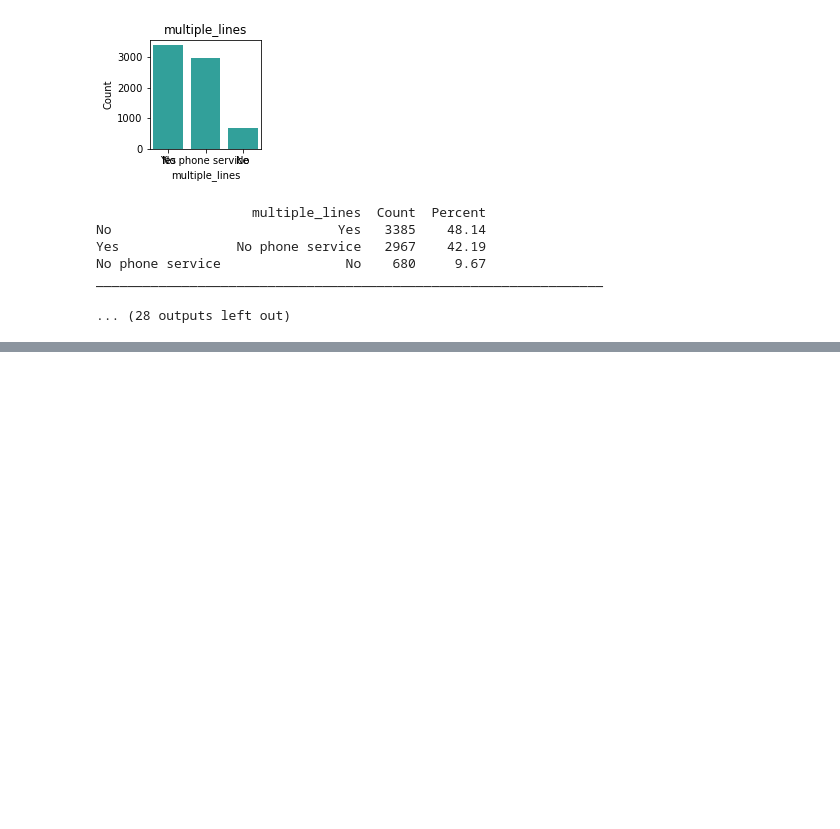
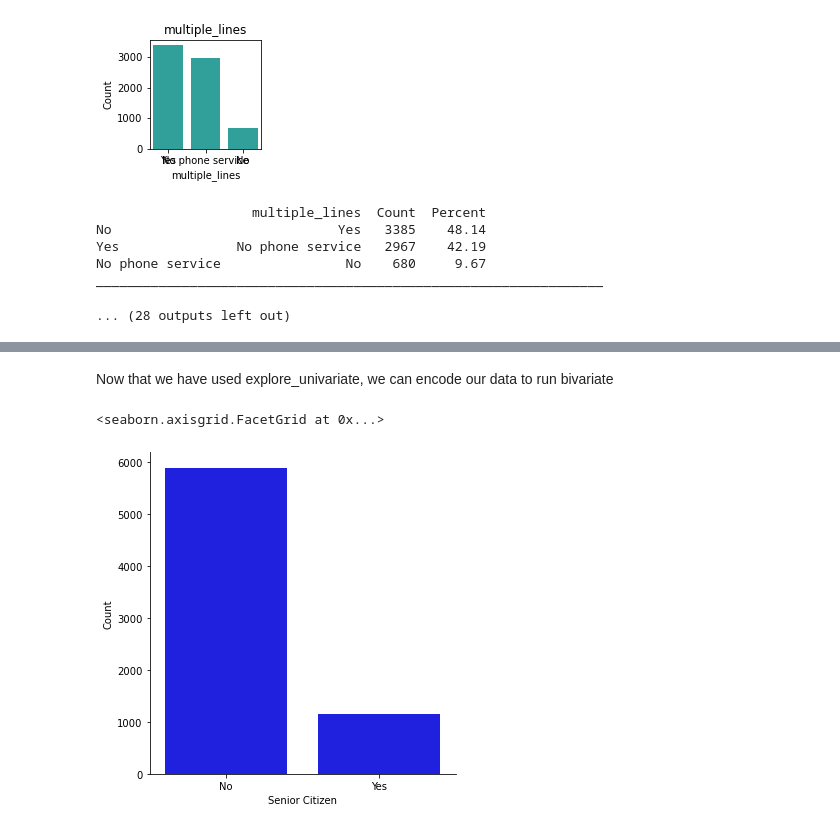
Before and after one commit to joshuamchavez2/Telco-Classification-Project, a Jupyter notebook: draft.ipynb, the cells around one changed output, grey strips where cells are left out. Saved outputs shown, nothing was run; the diff lists cells and outputs as text; code cells hidden in the pictures; blank space fills up the shorter version.

```diff
--- a/draft.ipynb
+++ b/draft.ipynb
@@ -238,0 +154,11 @@ memory usage: 501.3 KB
+# %% [markdown]
+Now that we have used explore_univariate, we can encode our data to run bivariate
+# %%
+senior = df.senior_citizen.map({1: "Yes", 0: "No"})
+df = pd.concat([df, senior.rename("senior")], axis = 1)
+
+x = sns.catplot(x="senior", kind="count", color="blue", data=df)
+x.set_axis_labels('Senior Citizen', 'Count')
+# %% [output]
+<seaborn.axisgrid.FacetGrid at 0x...>
+[figure, added]
```
Also changed, not shown: parts of 48 cells of this notebook, 13 other files.
